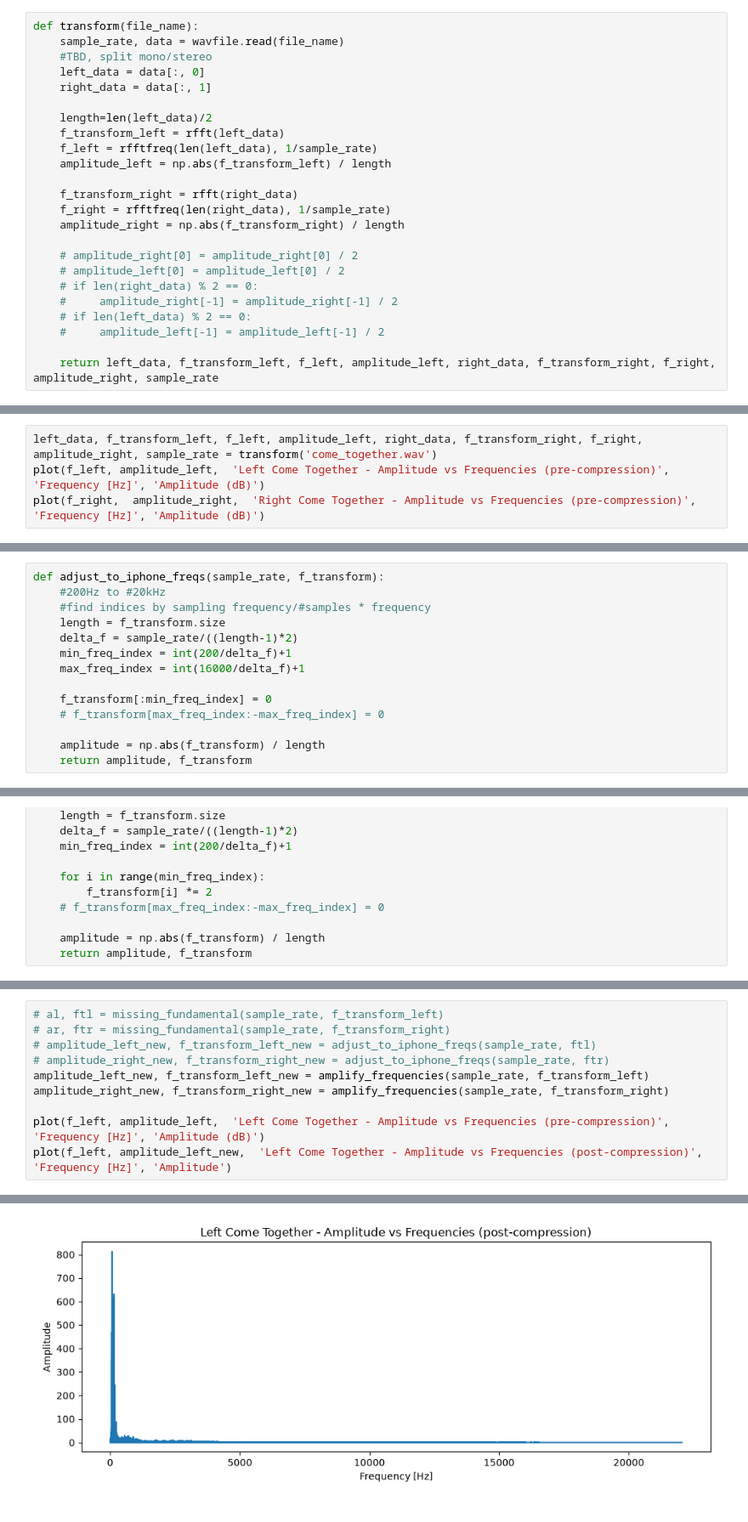
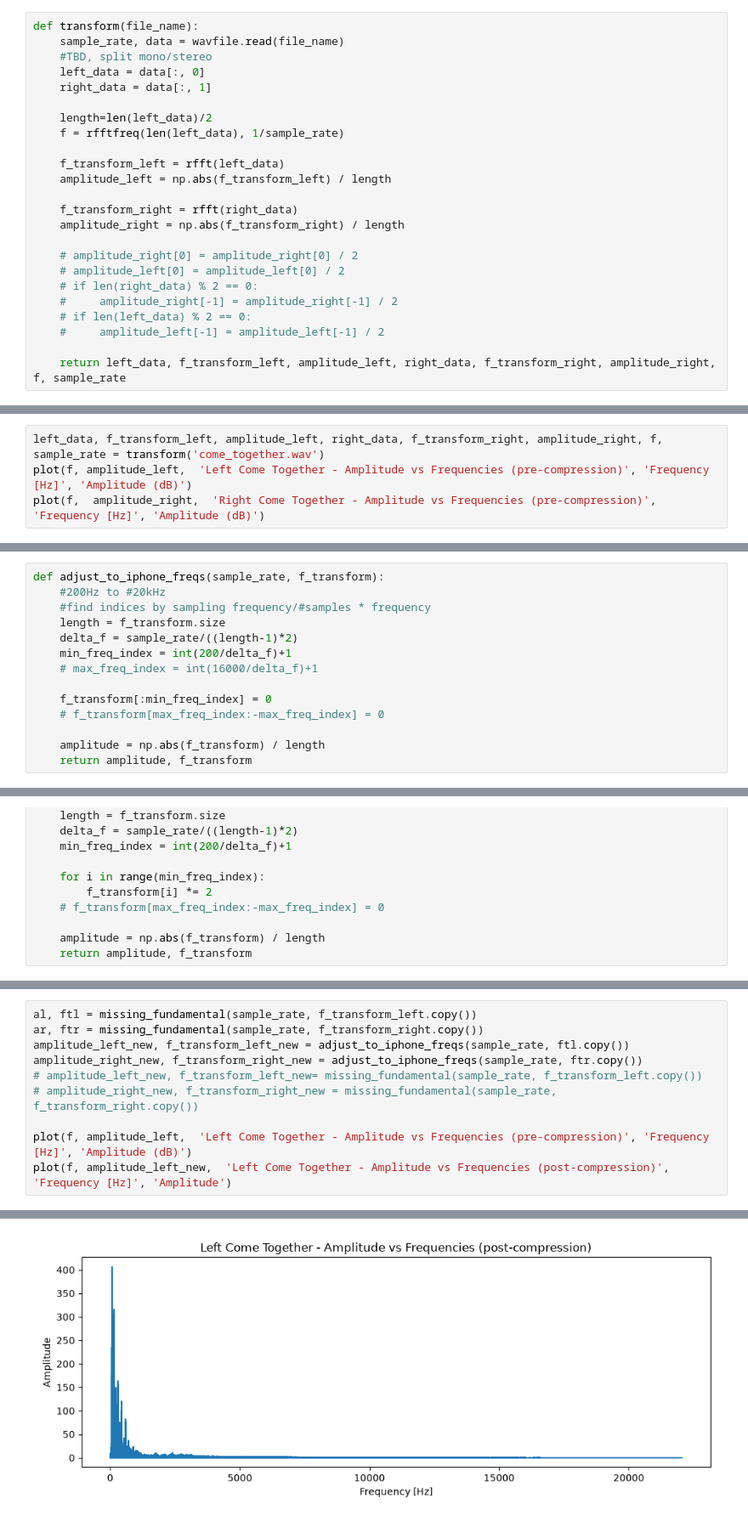
Before and after one commit to EranMaor/Audio-Processing, a Jupyter notebook: fourier.ipynb, the cells around one changed output, grey strips where cells are left out. Shown at 85% size. Cells and saved outputs as stored; diff of their text form.

```diff
--- a/fourier.ipynb
+++ b/fourier.ipynb
@@ -35,12 +35,12 @@ def transform(file_name):
     right_data = data[:, 1]
 
     length=len(left_data)/2
+    f = rfftfreq(len(left_data), 1/sample_rate)
+
     f_transform_left = rfft(left_data)
-    f_left = rfftfreq(len(left_data), 1/sample_rate)
     amplitude_left = np.abs(f_transform_left) / length
 
     f_transform_right = rfft(right_data)
-    f_right = rfftfreq(len(right_data), 1/sample_rate)
     amplitude_right = np.abs(f_transform_right) / length
 
     # amplitude_right[0] = amplitude_right[0] / 2
@@ -50,7 +50,7 @@ def transform(file_name):
     # if len(left_data) % 2 == 0:
     #     amplitude_left[-1] = amplitude_left[-1] / 2
 
-    return left_data, f_transform_left, f_left, amplitude_left, right_data, f_transform_right, f_right, amplitude_right, sample_rate
+    return left_data, f_transform_left, amplitude_left, right_data, f_transform_right, amplitude_right, f, sample_rate
 # %%
 def plot(x, y, title, xlabel, ylabel):
     plt.figure(figsize=(10, 4))
@@ -61,9 +61,9 @@ def plot(x, y, title, xlabel, ylabel):
     plt.tight_layout()
     plt.show()
 # %%
-left_data, f_transform_left, f_left, amplitude_left, right_data, f_transform_right, f_right, amplitude_right, sample_rate = transform('come_together.wav')
-plot(f_left, amplitude_left,  'Left Come Together - Amplitude vs Frequencies (pre-compression)', 'Frequency [Hz]', 'Amplitude (dB)')
-plot(f_right,  amplitude_right,  'Right Come Together - Amplitude vs Frequencies (pre-compression)', 'Frequency [Hz]', 'Amplitude (dB)')
+left_data, f_transform_left, amplitude_left, right_data, f_transform_right, amplitude_right, f, sample_rate = transform('come_together.wav')
+plot(f, amplitude_left,  'Left Come Together - Amplitude vs Frequencies (pre-compression)', 'Frequency [Hz]', 'Amplitude (dB)')
+plot(f,  amplitude_right,  'Right Come Together - Amplitude vs Frequencies (pre-compression)', 'Frequency [Hz]', 'Amplitude (dB)')
 # %% [output]
 [figure]
 [figure]
@@ -94,7 +94,7 @@ def adjust_to_iphone_freqs(sample_rate, f_transform):
     length = f_transform.size
     delta_f = sample_rate/((length-1)*2)
     min_freq_index = int(200/delta_f)+1
-    max_freq_index = int(16000/delta_f)+1
+    # max_freq_index = int(16000/delta_f)+1
 
     f_transform[:min_freq_index] = 0
     # f_transform[max_freq_index:-max_freq_index] = 0
@@ -136,18 +135,18 @@ def missing_fundamental(sample_rate, f_transform):
     amplitude = np.abs(f_transform) / length
     return amplitude, f_transform
 # %%
-# al, ftl = missing_fundamental(sample_rate, f_transform_left)
-# ar, ftr = missing_fundamental(sample_rate, f_transform_right)
-# amplitude_left_new, f_transform_left_new = adjust_to_iphone_freqs(sample_rate, ftl)
-# amplitude_right_new, f_transform_right_new = adjust_to_iphone_freqs(sample_rate, ftr)
-amplitude_left_new, f_transform_left_new = amplify_frequencies(sample_rate, f_transform_left)
-amplitude_right_new, f_transform_right_new = amplify_frequencies(sample_rate, f_transform_right)
+al, ftl = missing_fundamental(sample_rate, f_transform_left.copy())
+ar, ftr = missing_fundamental(sample_rate, f_transform_right.copy())
+amplitude_left_new, f_transform_left_new = adjust_to_iphone_freqs(sample_rate, ftl.copy())
+amplitude_right_new, f_transform_right_new = adjust_to_iphone_freqs(sample_rate, ftr.copy())
+# amplitude_left_new, f_transform_left_new= missing_fundamental(sample_rate, f_transform_left.copy())
+# amplitude_right_new, f_transform_right_new = missing_fundamental(sample_rate, f_transform_right.copy())
 
-plot(f_left, amplitude_left,  'Left Come Together - Amplitude vs Frequencies (pre-compression)', 'Frequency [Hz]', 'Amplitude (dB)')
-plot(f_left, amplitude_left_new,  'Left Come Together - Amplitude vs Frequencies (post-compression)', 'Frequency [Hz]', 'Amplitude')
+plot(f, amplitude_left,  'Left Come Together - Amplitude vs Frequencies (pre-compression)', 'Frequency [Hz]', 'Amplitude (dB)')
+plot(f, amplitude_left_new,  'Left Come Together - Amplitude vs Frequencies (post-compression)', 'Frequency [Hz]', 'Amplitude')
 # %% [output]
 [figure]
-[figure, old version]
+[figure, new version]
 # %%
 def inverse_transform(left, right, sample_rate, output_filename):
     reconstructed_left = irfft(left)
```
Also changed, not shown: parts of 3 cells of this notebook, 1 other file.
